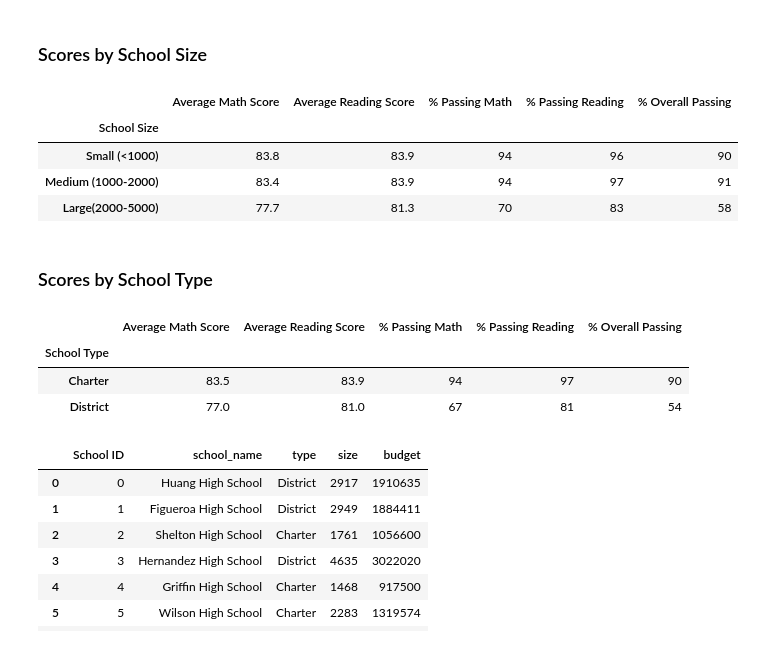
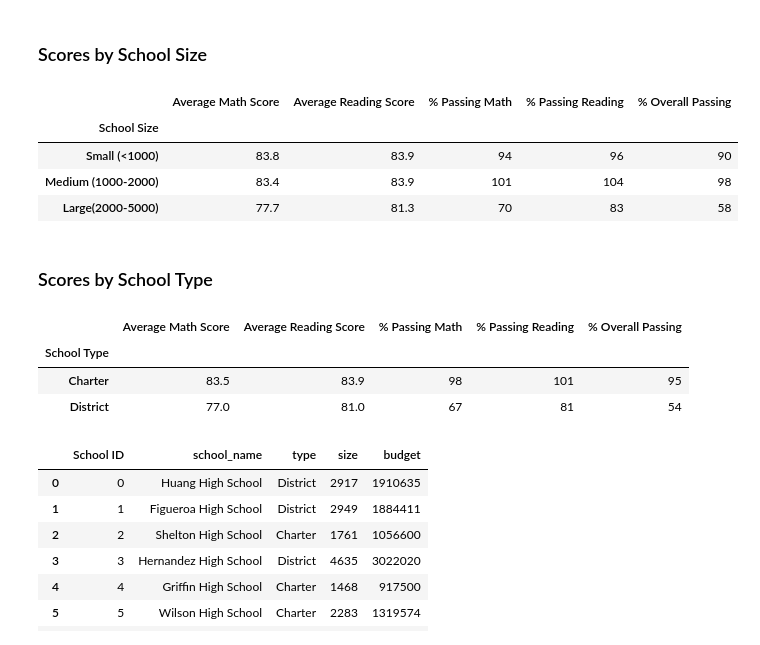
Before and after one commit to SringayKeno/School_District_Analysis, a Jupyter notebook: PyCitySchools_Challenge_testing.ipynb, the cells around one changed output. Drawn from its saved outputs; the diff is of its cells as text; code cells hidden in the pictures.

```diff
--- a/PyCitySchools_Challenge_testing.ipynb
+++ b/PyCitySchools_Challenge_testing.ipynb
@@ -41,9 +41,9 @@ student_data_df.head(10)
 import numpy as np
 # %%
 # Step 2. Use the loc method on the student_data_df to select all the reading scores from the 9th grade at Thomas High School and replace them with NaN.
-student_data_df.loc[(student_data_df["school_name"] == "Thomas High School") & (student_data_df["grade"] == "9th"), "reading_score"] = np.nan
+#student_data_df.loc[(student_data_df["school_name"] == "Thomas High School") & (student_data_df["grade"] == "9th"), "reading_score"] = np.nan
 # %%
 #  Step 3. Refactor the code in Step 2 to replace the math scores with NaN.
-student_data_df.loc[(student_data_df["school_name"] == "Thomas High School") & (student_data_df["grade"] == "9th"), "math_score"] = np.nan
+#student_data_df.loc[(student_data_df["school_name"] == "Thomas High School") & (student_data_df["grade"] == "9th"), "math_score"] = np.nan
 # %%
 #  Step 4. Check the student data for NaN's.
@@ -479,16 +469,15 @@ size_summary_df = pd.DataFrame({
 # %%
 # Format the DataFrame
 size_summary_df["Average Math Score"] = size_summary_df["Average Math Score"].map("{:.1f}".format)
-size_summary_df["Average Reading Score"] = size_summary_df["Average Reading Score"].map("{:.1f}".format)
-size_summary_df["% Passing Math"] = size_summary_df["% Passing Math"].map("{:.0f}".format)
+size_summary_df["Average Reading Score"] = size_summary_df["Average Reading Score"].map("{:.1f}".format)size_summary_df["% Passing Math"] = size_summary_df["% Passing Math"].map("{:.0f}".format)
 size_summary_df["% Passing Reading"] = size_summary_df["% Passing Reading"].map("{:.0f}".format)
 size_summary_df["% Overall Passing"] = size_summary_df["% Overall Passing"].map("{:.0f}".format)
 size_summary_df
 # %% [output]
 |  | Average Math Score | Average Reading Score | % Passing Math | % Passing Reading | % Overall Passing |
 | School Size |  |  |  |  |  |
 | Small (<1000) | 83.8 | 83.9 | 94 | 96 | 90 |
-| Medium (1000-2000) | 83.4 | 83.9 | 94 | 97 | 91 |
+| Medium (1000-2000) | 83.4 | 83.9 | 101 | 104 | 98 |
 | Large(2000-5000) | 77.7 | 81.3 | 70 | 83 | 58 |
 # %% [markdown]
 ### Scores by School Type
@@ -518,7 +507,7 @@ type_summary_df
 # %% [output]
 |  | Average Math Score | Average Reading Score | % Passing Math | % Passing Reading | % Overall Passing |
 | School Type |  |  |  |  |  |
-| Charter | 83.5 | 83.9 | 94 | 97 | 90 |
+| Charter | 83.5 | 83.9 | 98 | 101 | 95 |
 | District | 77.0 | 81.0 | 67 | 81 | 54 |
 # %%
 import pandas as pd
```
Also changed, not shown: parts of 13 cells of this notebook, 2 other files.
